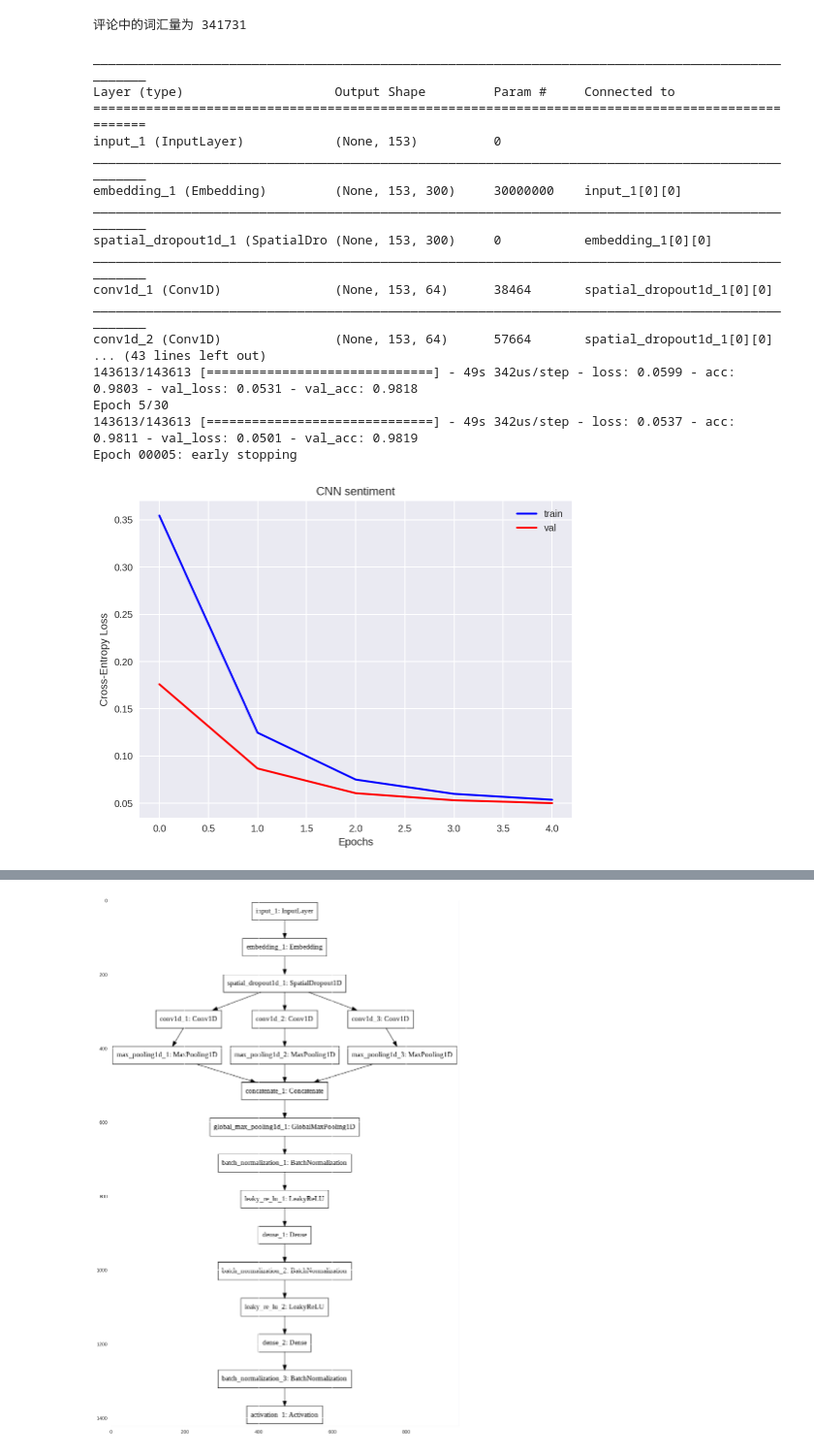
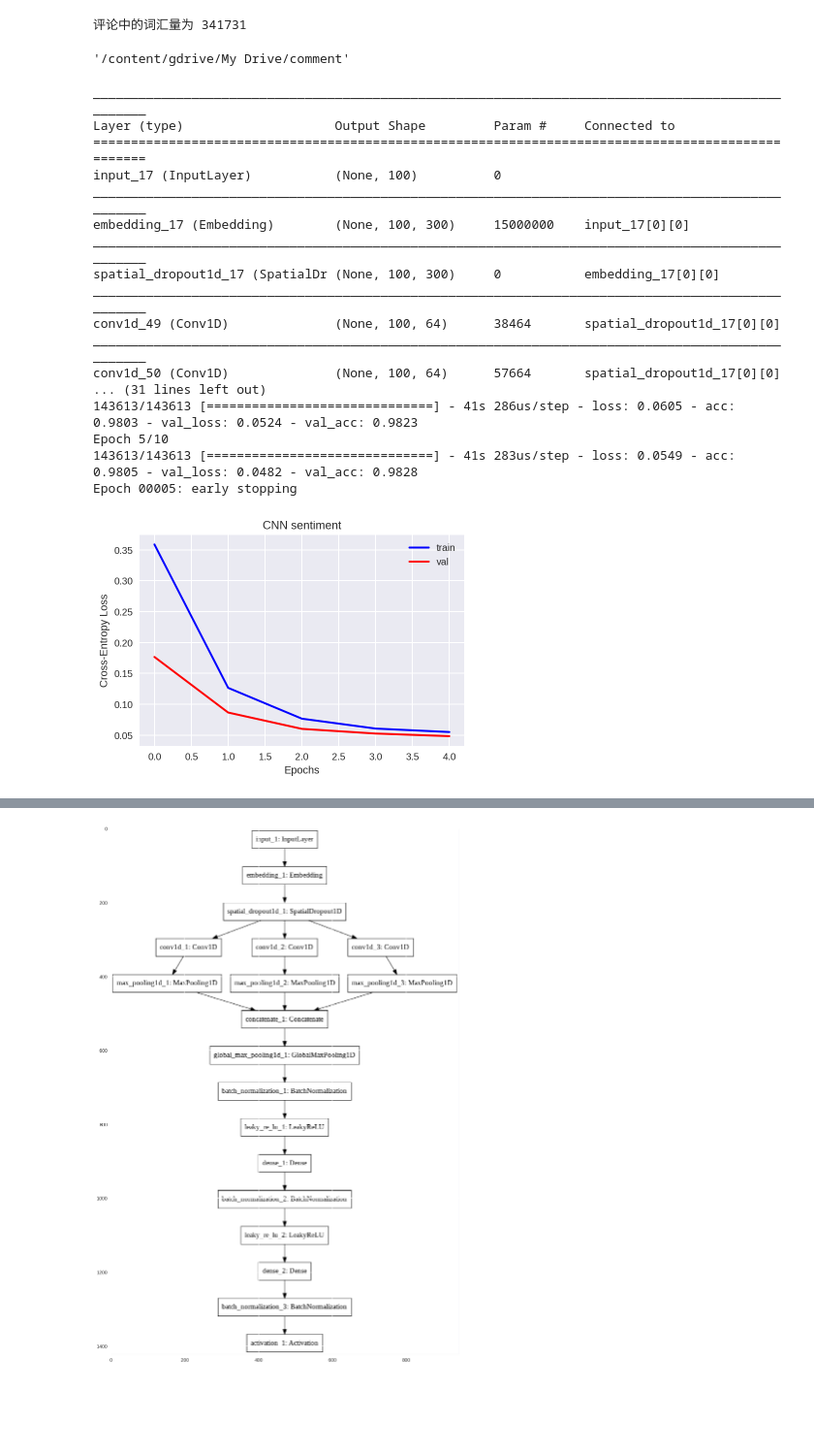
Before and after one commit to Zhengqi-Li/NLP, a Jupyter notebook: textCNN_with_multi_layers.ipynb, the cells around one changed output, grey strips where cells are left out. Shown at 97% size. Drawn from its saved outputs; the diff is of its cells as text; code cells hidden in the pictures; blank space fills up the shorter version.

```diff
--- a/textCNN_with_multi_layers.ipynb
+++ b/textCNN_with_multi_layers.ipynb
@@ -176,7 +174,7 @@ for line in tqdm(test_data['comment_text']):
                               split=" ")
     test_refined.append(' '.join([word for word in word_seq if word not in stop_words]))
 
-word_upper = 100000 # 词量上限
+word_upper = 50000 # 词量上限
 # 基于词频，保留前 100000 个词
 tokenizer = Tokenizer(num_words=word_upper)
 # 创建评论词典，一个单词对应一个索引
@@ -184,7 +182,7 @@ tokenizer.fit_on_texts(train_refined + test_refined)
 token_train, token_test = map(lambda x: tokenizer.texts_to_sequences(tqdm(x)), [train_refined, test_refined])
 word_index = tokenizer.word_index
 print('评论中的词汇量为 {}'.format(len(word_index)))
-
+maxlen = 100
 seq_train, seq_test = map(lambda x: sequence.pad_sequences(tqdm(x), maxlen=maxlen), [token_train, token_test])
 feature_matrix = np.zeros((min(word_upper, len(word_index)), word_features))
 for word, index in tqdm(word_index.items()):
@@ -197,3 +195,7 @@ for word, index in tqdm(word_index.items()):
 训练集文本处理中......
 测试集文本处理中......
 评论中的词汇量为 341731
+# %%
+pwd
+# %% [output]
+'/content/gdrive/My Drive/comment'
@@ -213,6 +217,8 @@ for word, index in tqdm(word_index.items()):
 #     dirty_expand = np.tile(x[d], (8,1))
 #     dirty_label = np.tile(y[d], (8,1))
 #     return np.append(dirty_expand, x[c], axis=0), np.append(dirty_label, y[c], axis=0)
+
+labels = ['toxic', 'severe_toxic', 'obscene', 'threat', 'insult', 'identity_hate']
 
 num_filters = 64
 filter_sizes = [2,3,5]
@@ -239,21 +245,12 @@ conv_2 = Conv1D(num_filters,
                 kernel_initializer='normal',
                 activation='elu')(x)
 
-maxpool_0 = MaxPooling1D(filter_sizes[0])(conv_0)
-maxpool_1 = MaxPooling1D(filter_sizes[1])(conv_1)
-maxpool_2 = MaxPooling1D(filter_sizes[2])(conv_2)
-
-
-z = Concatenate(axis=1)([maxpool_0,maxpool_1,maxpool_2])
+z = Concatenate(axis=1)([conv_0,conv_1,conv_2])
 z = GlobalMaxPooling1D()(z)
 z = BatchNormalization()(z)
 z = LeakyReLU()(z)
 
-fc = Dense(64, kernel_initializer='normal')(z)
-fc = BatchNormalization()(fc)
-fc = LeakyReLU()(fc)
-
-fc = Dense(6, kernel_initializer='normal')(fc)
+fc = Dense(6, kernel_initializer='normal')(z)
 fc = BatchNormalization()(fc)
 fc = Activation('sigmoid')(fc)
 
@@ -272,7 +269,7 @@ callbacks = [EarlyStopping(monitor='val_acc',
                           verbose=1)]
 
 batch_size = 64
-epochs = 30
+epochs = 10
 
 X_train, X_valid, Y_train, Y_valid = train_test_split(seq_train,
                                                       train_data[labels].values,
@@ -295,40 +292,40 @@ submission_df = pd.DataFrame(columns=['id'] + label_names)
 submission_df['id'] = test_data['id'].values
 submission_df[label_names] = y_test
 submission_df.to_csv("./cnn_fasttext_submission.csv", index=False)
 
 plt.figure()
 plt.plot(hist.history['loss'], lw=2.0, color='b', label='train')
 plt.plot(hist.history['val_loss'], lw=2.0, color='r', label='val')
 plt.title('CNN sentiment')
 plt.xlabel('Epochs')
 plt.ylabel('Cross-Entropy Loss')
 plt.legend(loc='upper right')
 plt.show()
 
 plt.figure()
 plt.plot(hist.history['acc'], lw=2.0, color='b', label='train')
 plt.plot(hist.history['val_acc'], lw=2.0, color='r', label='val')
 plt.title('CNN sentiment')
 plt.xlabel('Epochs')
 plt.ylabel('Accuracy')
 plt.legend(loc='upper left')
 plt.show()
 # %% [output]
 __________________________________________________________________________________________________
 Layer (type)                    Output Shape         Param #     Connected to
 ==================================================================================================
-input_1 (InputLayer)            (None, 153)          0
+input_17 (InputLayer)           (None, 100)          0
 __________________________________________________________________________________________________
-embedding_1 (Embedding)         (None, 153, 300)     30000000    input_1[0][0]
+embedding_17 (Embedding)        (None, 100, 300)     15000000    input_17[0][0]
 __________________________________________________________________________________________________
-spatial_dropout1d_1 (SpatialDro (None, 153, 300)     0           embedding_1[0][0]
+spatial_dropout1d_17 (SpatialDr (None, 100, 300)     0           embedding_17[0][0]
 __________________________________________________________________________________________________
-conv1d_1 (Conv1D)               (None, 153, 64)      38464       spatial_dropout1d_1[0][0]
+conv1d_49 (Conv1D)              (None, 100, 64)      38464       spatial_dropout1d_17[0][0]
 __________________________________________________________________________________________________
-conv1d_2 (Conv1D)               (None, 153, 64)      57664       spatial_dropout1d_1[0][0]
-... (43 lines left out)
-143613/143613 [==============================] - 49s 342us/step - loss: 0.0599 - acc: 0.9803 - val_loss: 0.0531 - val_acc: 0.9818
-Epoch 5/30
-143613/143613 [==============================] - 49s 342us/step - loss: 0.0537 - acc: 0.9811 - val_loss: 0.0501 - val_acc: 0.9819
+conv1d_50 (Conv1D)              (None, 100, 64)      57664       spatial_dropout1d_17[0][0]
+... (31 lines left out)
+143613/143613 [==============================] - 41s 286us/step - loss: 0.0605 - acc: 0.9803 - val_loss: 0.0524 - val_acc: 0.9823
+Epoch 5/10
+143613/143613 [==============================] - 41s 283us/step - loss: 0.0549 - acc: 0.9805 - val_loss: 0.0482 - val_acc: 0.9828
 Epoch 00005: early stopping
-[figure, old version]
+[figure, new version]
```
Also changed, not shown: parts of 6 cells of this notebook.
